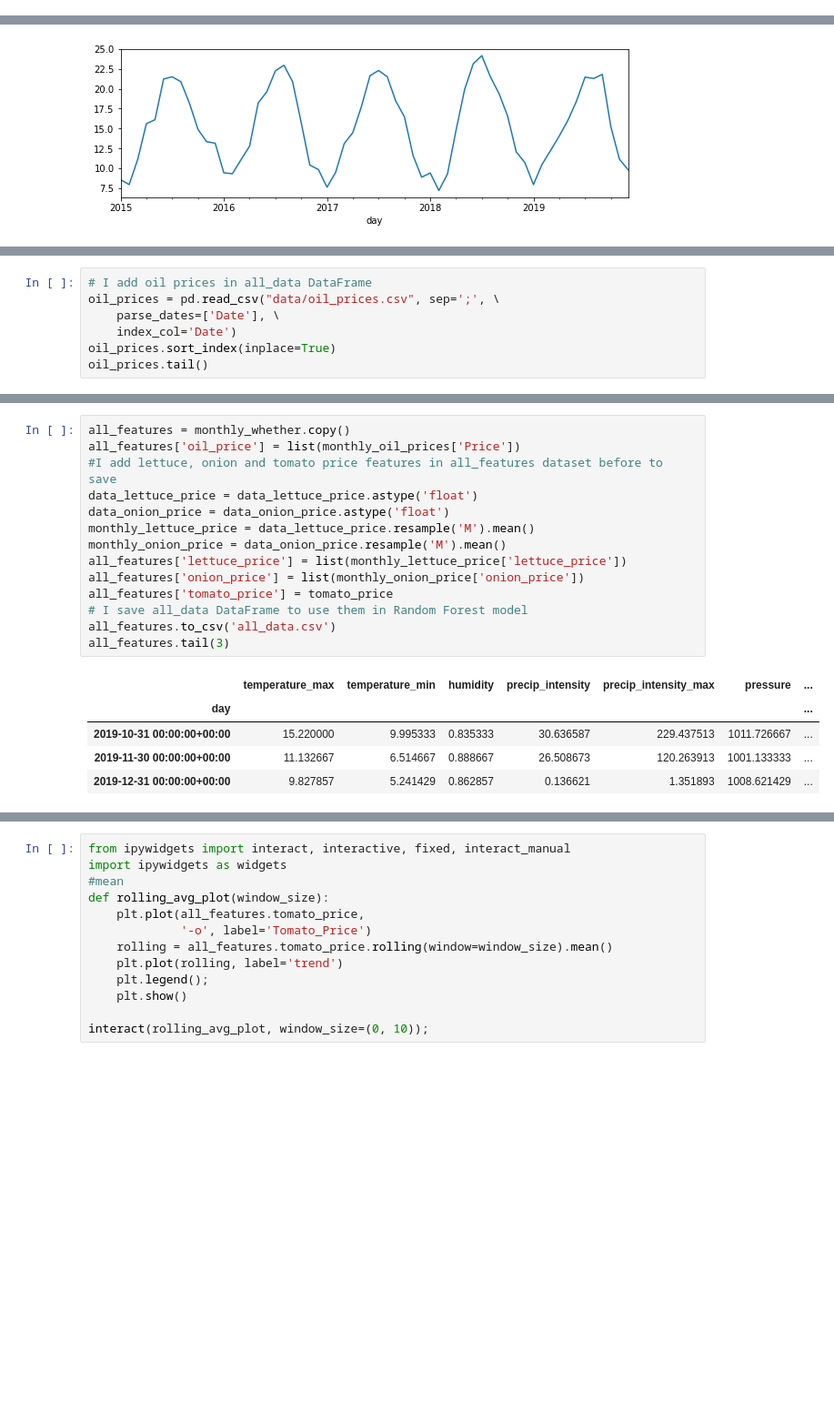
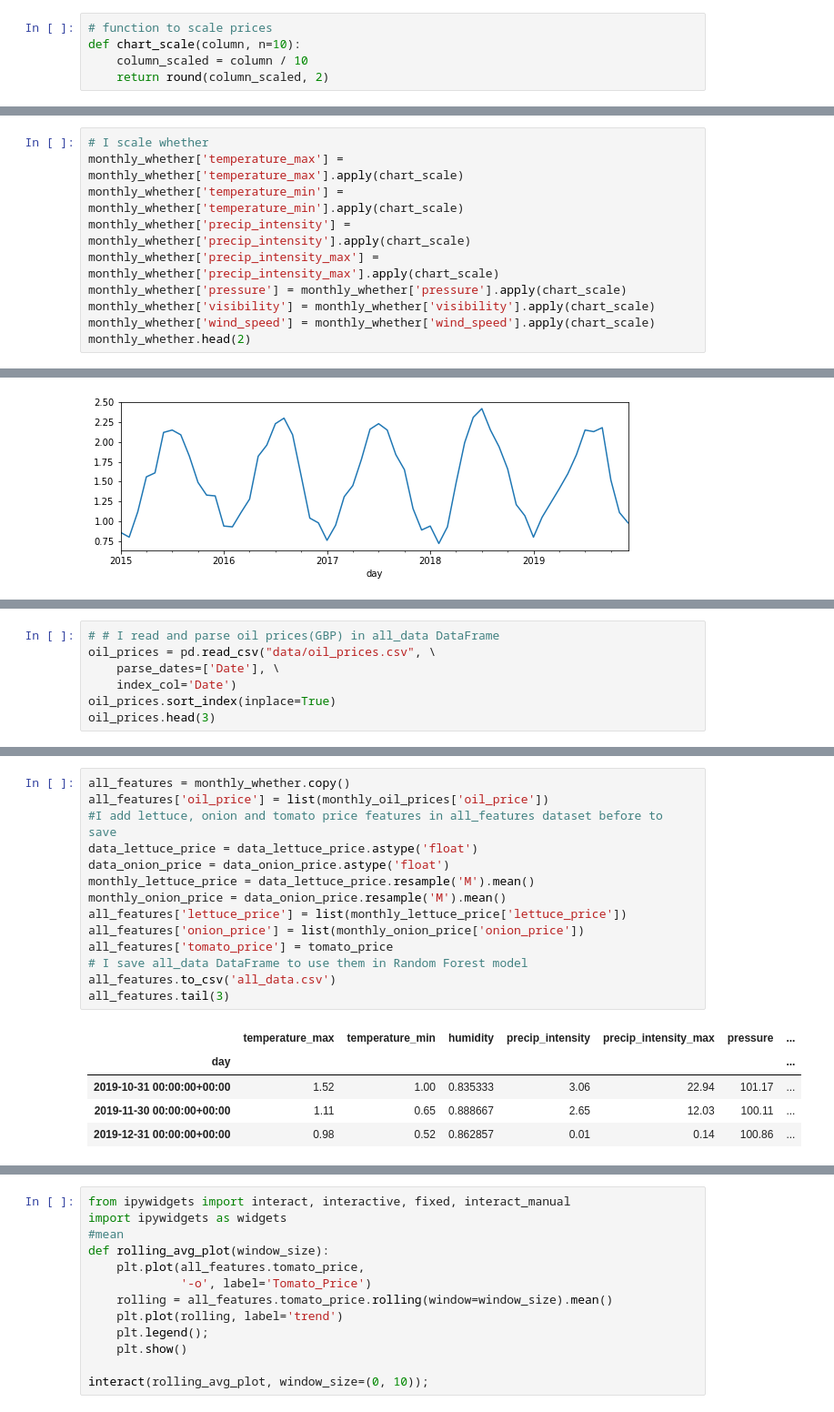
Before and after one commit to pola255/tomato-price, a Jupyter notebook: Exploratory data/Price tomato feature engineering and exploratory data.ipynb, the cells around one changed output, grey strips where cells are left out. Shown at 91% size. Cells and saved outputs as stored; diff of their text form; blank space fills up the shorter version.

```diff
--- a/Exploratory data/Price tomato feature engineering and exploratory data.ipynb
+++ b/Exploratory data/Price tomato feature engineering and exploratory data.ipynb
@@ -185,3 +196,8 @@ plt.show()
+# %%
+# function to scale prices
+def chart_scale(column, n=10):
+    column_scaled = column / 10
+    return round(column_scaled, 2)
 # %%
 # I read and parse weather data of BOGNOR REGIS, West Sussex where are tomatoes production
 weather = pd.read_csv("data/temperatures_UK.csv", sep=';', \
@@ -231,0 +246,10 @@ monthly_whether.shape
+# %%
+# I scale whether
+monthly_whether['temperature_max'] = monthly_whether['temperature_max'].apply(chart_scale)
+monthly_whether['temperature_min'] = monthly_whether['temperature_min'].apply(chart_scale)
+monthly_whether['precip_intensity'] = monthly_whether['precip_intensity'].apply(chart_scale)
+monthly_whether['precip_intensity_max'] = monthly_whether['precip_intensity_max'].apply(chart_scale)
+monthly_whether['pressure'] = monthly_whether['pressure'].apply(chart_scale)
+monthly_whether['visibility'] = monthly_whether['visibility'].apply(chart_scale)
+monthly_whether['wind_speed'] = monthly_whether['wind_speed'].apply(chart_scale)
+monthly_whether.head(2)
@@ -269,8 +296,8 @@ plt.legend(fontsize=12)
 # %%
-# I add oil prices in all_data DataFrame
-oil_prices = pd.read_csv("data/oil_prices.csv", sep=';', \
+# # I read and parse oil prices(GBP) in all_data DataFrame
+oil_prices = pd.read_csv("data/oil_prices.csv", \
     parse_dates=['Date'], \
     index_col='Date')
 oil_prices.sort_index(inplace=True)
-oil_prices.tail()
+oil_prices.head(3)
 # %% [output]
@@ -289,20 +341,20 @@ monthly_oil_prices.shape
 # %%
 all_features = monthly_whether.copy()
-all_features['oil_price'] = list(monthly_oil_prices['Price'])
+all_features['oil_price'] = list(monthly_oil_prices['oil_price'])
 #I add lettuce, onion and tomato price features in all_features dataset before to save
 data_lettuce_price = data_lettuce_price.astype('float')
 data_onion_price = data_onion_price.astype('float')
 monthly_lettuce_price = data_lettuce_price.resample('M').mean()
 monthly_onion_price = data_onion_price.resample('M').mean()
 all_features['lettuce_price'] = list(monthly_lettuce_price['lettuce_price'])
 all_features['onion_price'] = list(monthly_onion_price['onion_price'])
 all_features['tomato_price'] = tomato_price
 # I save all_data DataFrame to use them in Random Forest model
 all_features.to_csv('all_data.csv')
 all_features.tail(3)
 # %% [output]
 |  | temperature_max | temperature_min | humidity | precip_intensity | precip_intensity_max | pressure | ... |
 | day |  |  |  |  |  |  | ... |
-| 2019-10-31 00:00:00+00:00 | 15.220000 | 9.995333 | 0.835333 | 30.636587 | 229.437513 | 1011.726667 | ... |
-| 2019-11-30 00:00:00+00:00 | 11.132667 | 6.514667 | 0.888667 | 26.508673 | 120.263913 | 1001.133333 | ... |
-| 2019-12-31 00:00:00+00:00 | 9.827857 | 5.241429 | 0.862857 | 0.136621 | 1.351893 | 1008.621429 | ... |
+| 2019-10-31 00:00:00+00:00 | 1.52 | 1.00 | 0.835333 | 3.06 | 22.94 | 101.17 | ... |
+| 2019-11-30 00:00:00+00:00 | 1.11 | 0.65 | 0.888667 | 2.65 | 12.03 | 100.11 | ... |
+| 2019-12-31 00:00:00+00:00 | 0.98 | 0.52 | 0.862857 | 0.01 | 0.14 | 100.86 | ... |
```
Also changed, not shown: parts of 15 cells of this notebook, 1 other file.
